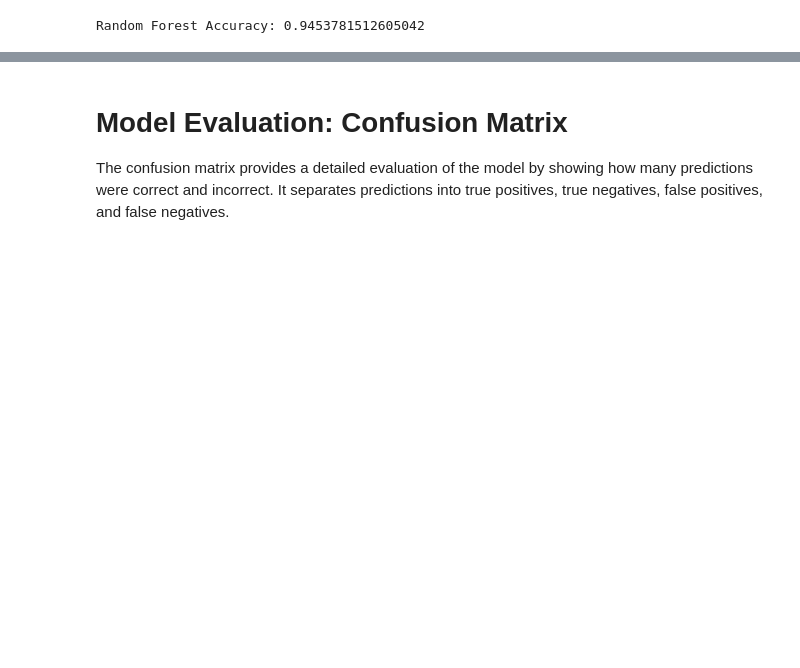
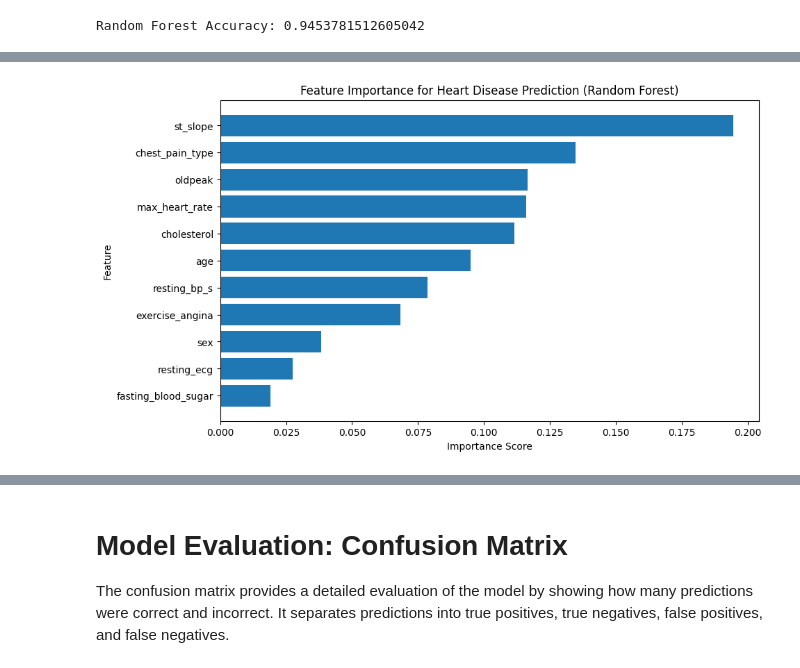
Before and after one commit to kalumu-hash/Heart-Disease-Prediction, a Jupyter notebook: heart-disease-prediction.ipynb, the cells around one changed output, grey strips where cells are left out. Cells and saved outputs as stored; diff of their text form; code cells hidden in the pictures; blank space fills up the shorter version.

```diff
--- a/heart-disease-prediction.ipynb
+++ b/heart-disease-prediction.ipynb
@@ -285,0 +290,18 @@ results.sort_values(by="Accuracy", ascending=False)
+# %%
+import pandas as pd
+import matplotlib.pyplot as plt
+
+# Get feature importance from the trained Random Forest model
+importance = rf_model.feature_importances_
+
+# Create dataframe
+feature_importance = pd.DataFrame({
+    'Feature': X.columns,
+    'Importance': importance
+})
+
+# Sort features by importance
+feature_importance = feature_importance.sort_values(by='Importance', ascending=False)
+
+# Display table
+feature_importance
@@ -285,0 +321,14 @@ results.sort_values(by="Accuracy", ascending=False)
+# %%
+plt.figure(figsize=(10,6))
+
+plt.barh(feature_importance['Feature'], feature_importance['Importance'])
+
+plt.xlabel("Importance Score")
+plt.ylabel("Feature")
+plt.title("Feature Importance for Heart Disease Prediction (Random Forest)")
+
+plt.gca().invert_yaxis()
+
+plt.show()
+# %% [output]
+[figure, added]
```
Also changed, not shown: parts of 17 cells of this notebook, 8 other files.
